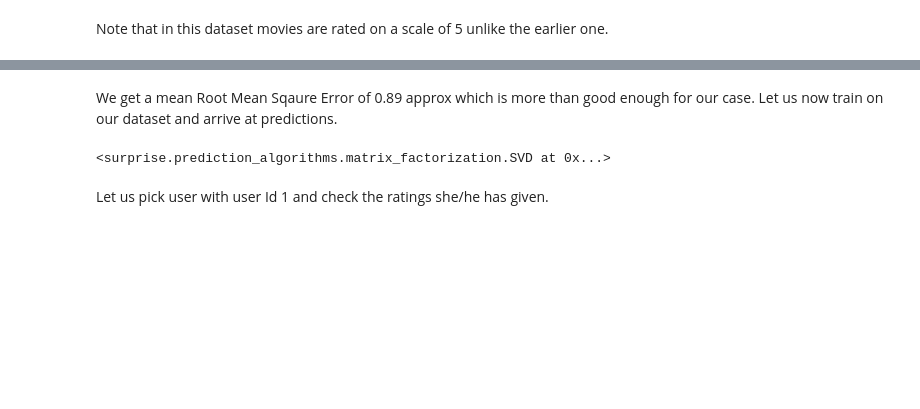
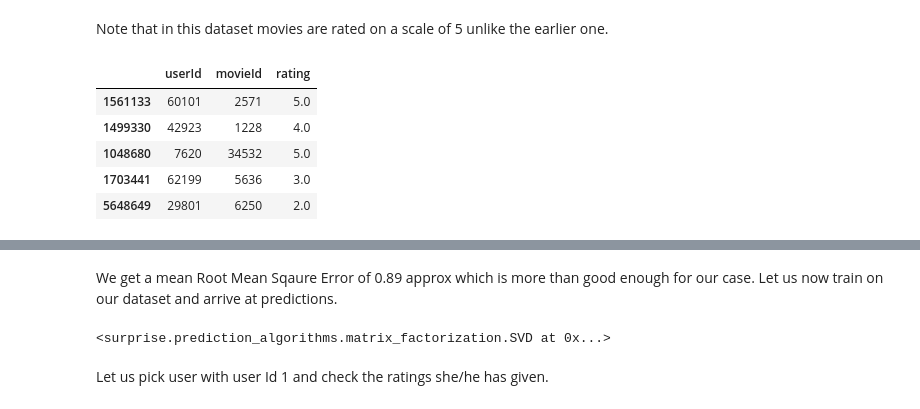
Before and after one commit to Jaime44/WorkSpace, a Jupyter notebook: models/colaborative filter/CF_The_age_of_recommeder_System.ipynb, the cells around one changed output, grey strips where cells are left out. Cells and saved outputs as stored; diff of their text form; code cells hidden in the pictures; blank space fills up the shorter version.

```diff
--- a/models/colaborative filter/CF_The_age_of_recommeder_System.ipynb
+++ b/models/colaborative filter/CF_The_age_of_recommeder_System.ipynb
@@ -497,2 +138,11 @@ Note that in this dataset movies are rated on a scale of 5 unlike the earlier on
+# %%
+data.df.head()
+# %% [output]
+|  | userId | movieId | rating |
+| 1561133 | 60101 | 2571 | 5.0 |
+| 1499330 | 42923 | 1228 | 4.0 |
+| 1048680 | 7620 | 34532 | 5.0 |
+| 1703441 | 62199 | 5636 | 3.0 |
+| 5648649 | 29801 | 6250 | 2.0 |
 # %%
 from surprise.model_selection import train_test_split
```
Also changed, not shown: parts of 68 cells of this notebook, 9 other files.
